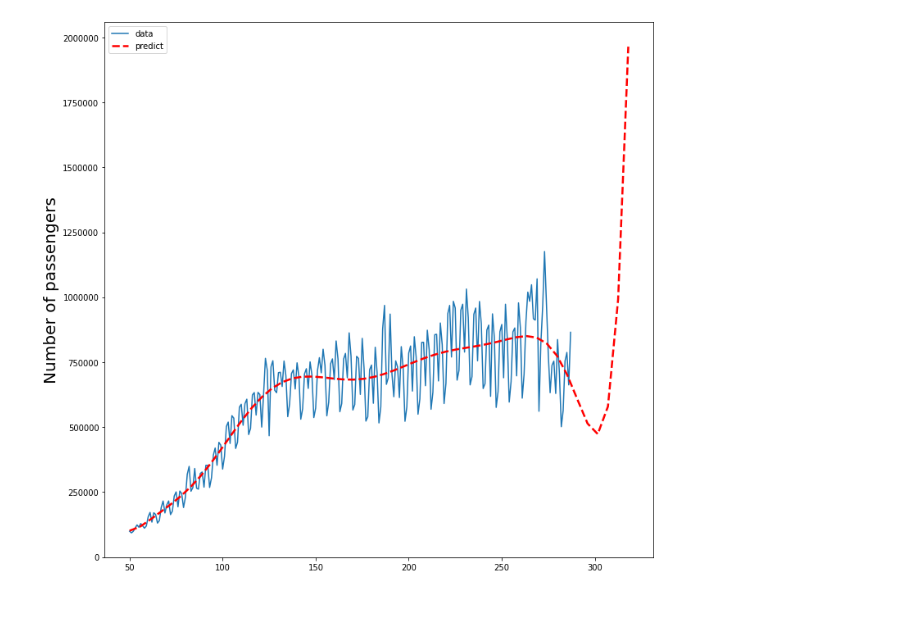
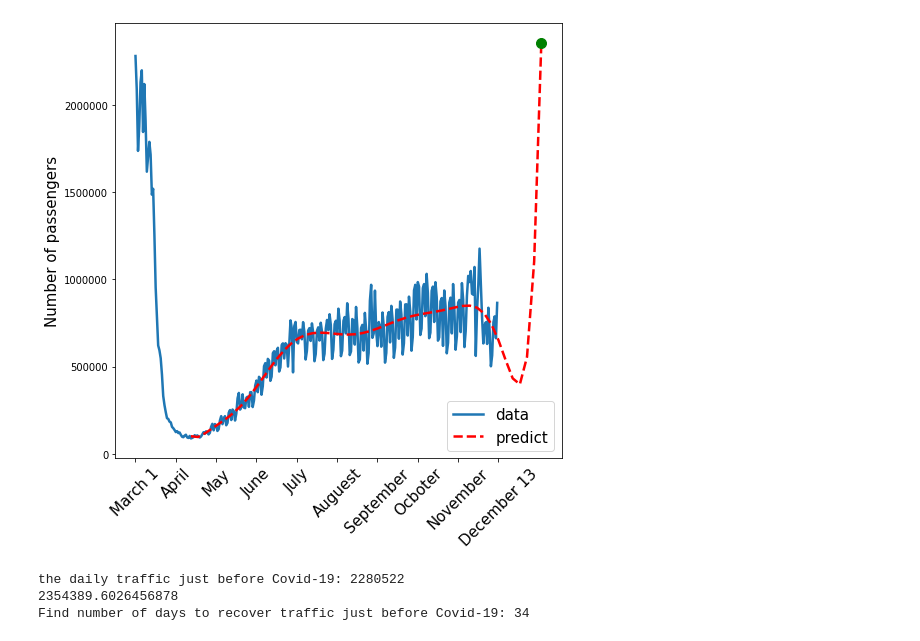
Before and after one commit to dynle/2020f-ML, a Jupyter notebook: project/airlinesatisfaction/TSA_passenger_traffic.ipynb, the cells around one changed output. Cells and saved outputs as stored; diff of their text form; code cells hidden in the pictures; blank space fills up the shorter version.

```diff
--- a/project/airlinesatisfaction/TSA_passenger_traffic.ipynb
+++ b/project/airlinesatisfaction/TSA_passenger_traffic.ipynb
@@ -16,10 +14,13 @@ data.head()
 # %%
-plt.figure(figsize=(12,12))
+import numpy as np
+import matplotlib.pyplot as plt
+
+label=["March 1","April","May","June","July","Auguest",
+       "September","Ocboter","November","December 13"]
+plt.figure(figsize=(8,8))
 plt.plot(data['Date'],data['Number of passengers'],linewidth=2.5)
-plt.xticks(np.arange(0,320,32),labels=["March 1","April","May","June","July","Auguest","September","Ocboter","November","December 13"],rotation=45,fontsize=15)
-plt.ylim(0,2300000)
+plt.xticks(np.arange(0,320,32),labels=label,rotation=45,fontsize=15)
 plt.ticklabel_format(style='plain', axis='y')
-plt.xlabel("Date in 2020",fontsize=20)
-plt.ylabel("Number of passengers",fontsize=20)
+plt.ylabel("Number of passengers",fontsize=15)
 plt.show()
 # %% [output]
@@ -27,20 +28,17 @@ plt.show()
 # %%
-start_point=50
-
+start_point=data["Number of passengers"].idxmin()
 n=len(data['Date'])
-print(f"len of data: {n}")
 y=data["Number of passengers"][start_point:n]
 x=np.arange(start_point,n)
 
 trendpoly=np.poly1d(np.polyfit(x,y,10))
 
-xp=np.linspace(start_point,n)
-
-plt.figure(figsize=(12,12))
-plt.plot(x,y,label='data')
+plt.figure(figsize=(8,8))
+plt.plot(data['Date'],data['Number of passengers'],linewidth=2.5,label='data')
+plt.xticks(np.arange(0,320,32),labels=label,rotation=45,fontsize=15)
 plt.ticklabel_format(style='plain', axis='y')
-plt.plot(xp,trendpoly(xp),'--r',label='trend',linewidth=2.5)
-plt.legend(fontsize=20)
-plt.ylabel("Number of passengers",fontsize=20)
+plt.plot(x,trendpoly(x),'--r',label='trend',linewidth=2.5)
+plt.legend(fontsize=15)
+plt.ylabel("Number of passengers",fontsize=15)
 plt.show()
 # %% [output]
@@ -49,12 +46,25 @@ len of data: 288
 # %%
-x_new=np.linspace(start_point,n+30)
+x_new=np.linspace(start_point,n+34)
 
-plt.figure(figsize=(12,12))
-plt.plot(x,y,label='data')
+plt.figure(figsize=(8,8))
+plt.plot(data['Date'],data['Number of passengers'],linewidth=2.5,label='data')
+plt.xticks(np.arange(0,320,32),labels=label,rotation=45,fontsize=15)
 plt.ticklabel_format(style='plain', axis='y')
 plt.plot(x_new,trendpoly(x_new),'--r',label='predict',linewidth=2.5)
-plt.legend()
-plt.ylabel("Number of passengers",fontsize=20)
+
+date=322
+plt.plot(date,trendpoly(date),'go',markersize=10)
+
+plt.legend(fontsize=15)
+plt.ylabel("Number of passengers",fontsize=15)
 plt.show()
 # %% [output]
-[figure, old version]
+[figure, new version]
+# %%
+print("the daily traffic just before Covid-19:",data['Number of passengers'][0])
+print(trendpoly(date))
+print("Find number of days to recover traffic just before Covid-19:",date-len(data['Date']))
+# %% [output]
+the daily traffic just before Covid-19: 2280522
+2354389.6026456878
+Find number of days to recover traffic just before Covid-19: 34
```
Also changed, not shown: parts of 7 cells of this notebook, 3 other files.
